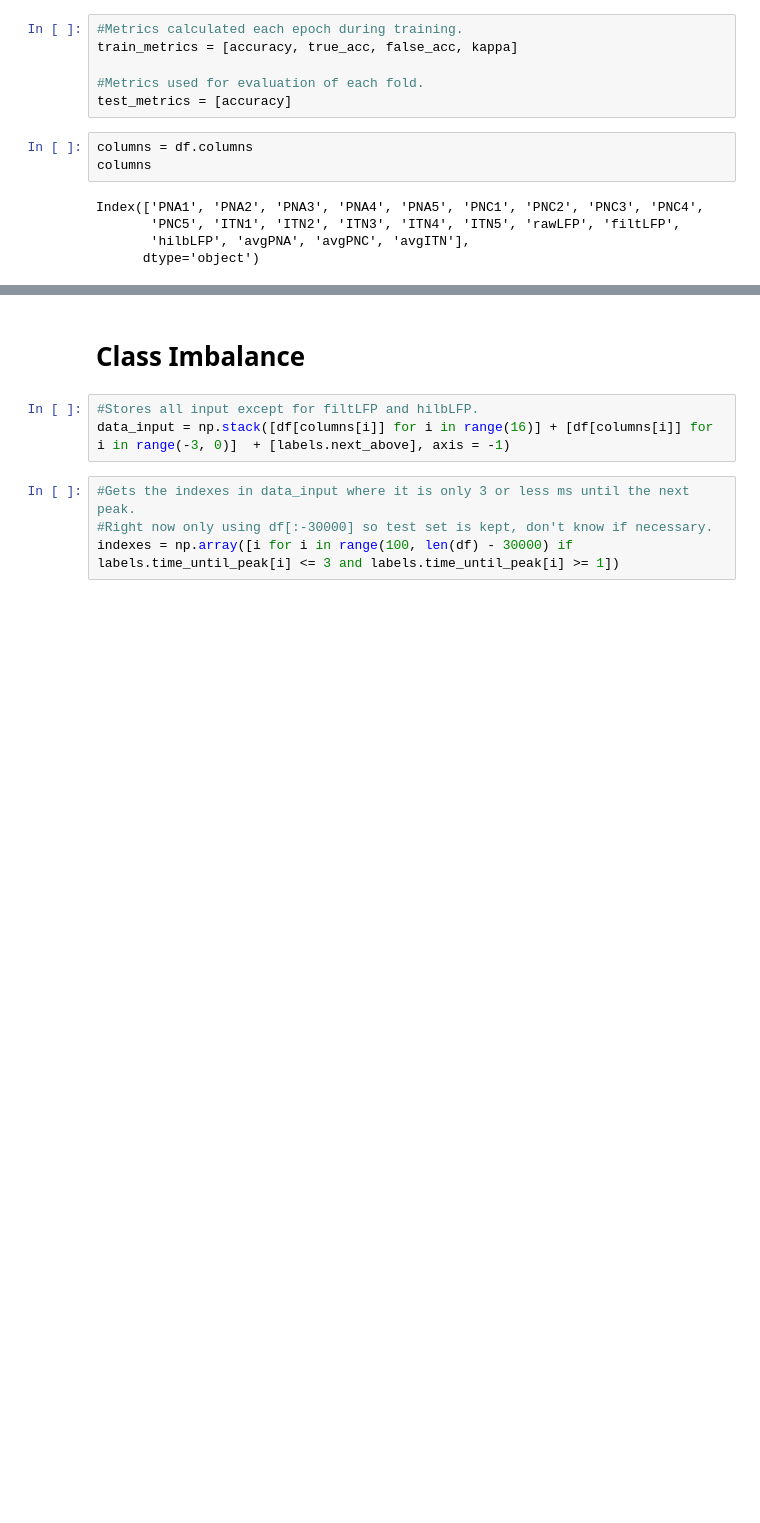
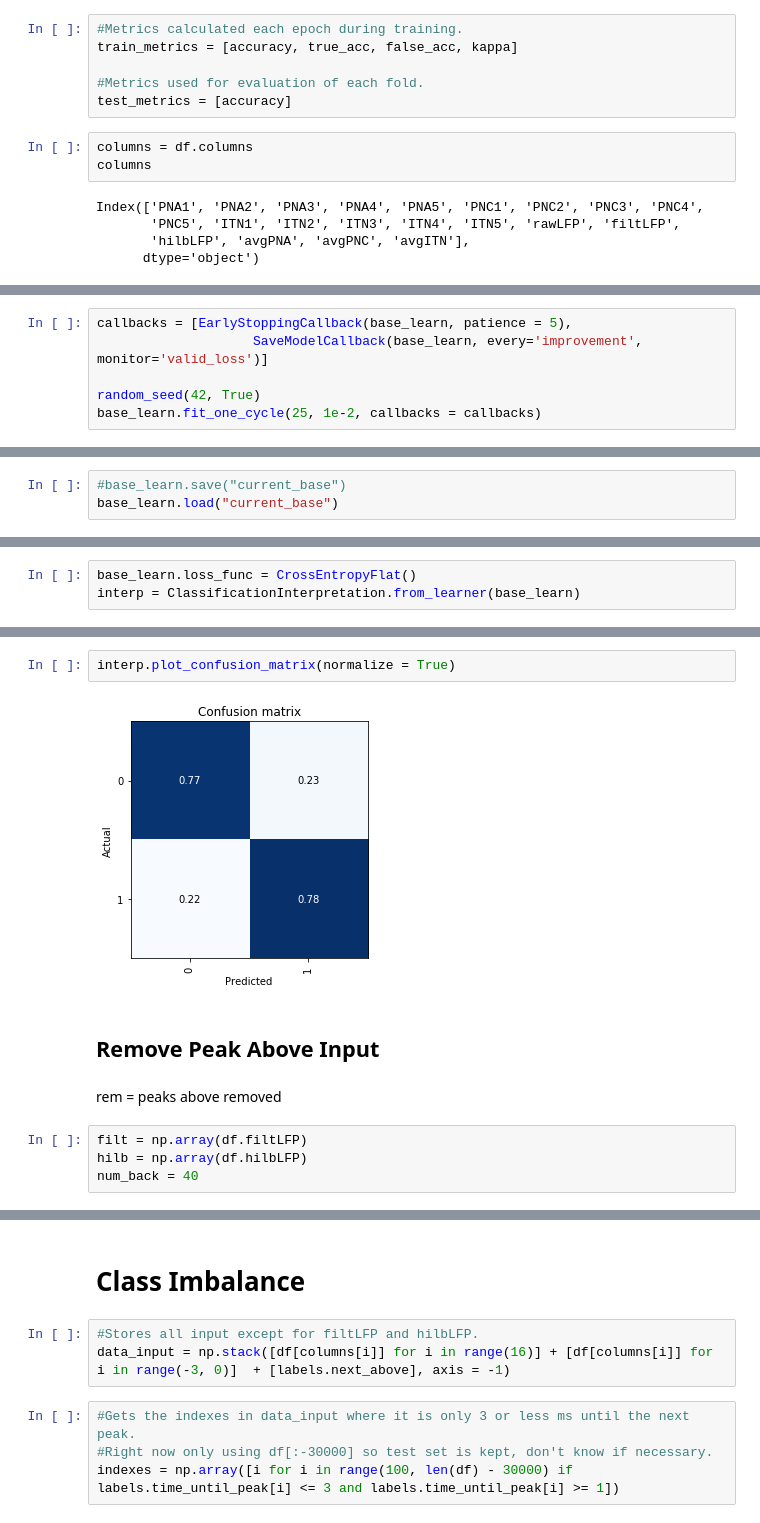
Before and after one commit to aaberbach/LFP_Prediction, a Jupyter notebook: LFP_Peak_Classification_Everything.ipynb, the cells around one changed output, grey strips where cells are left out. Drawn from its saved outputs; the diff is of its cells as text; blank space fills up the shorter version.

```diff
--- a/LFP_Peak_Classification_Everything.ipynb
+++ b/LFP_Peak_Classification_Everything.ipynb
@@ -317,0 +425,6 @@ Index(['PNA1', 'PNA2', 'PNA3', 'PNA4', 'PNA5', 'PNC1', 'PNC2', 'PNC3', 'PNC4',
+# %%
+callbacks = [EarlyStoppingCallback(base_learn, patience = 5),
+                    SaveModelCallback(base_learn, every='improvement', monitor='valid_loss')]
+
+random_seed(42, True)
+base_learn.fit_one_cycle(25, 1e-2, callbacks = callbacks)
@@ -317,0 +460,3 @@ Index(['PNA1', 'PNA2', 'PNA3', 'PNA4', 'PNA5', 'PNC1', 'PNC2', 'PNC3', 'PNC4',
+# %%
+#base_learn.save("current_base")
+base_learn.load("current_base")
@@ -317,0 +481,3 @@ Index(['PNA1', 'PNA2', 'PNA3', 'PNA4', 'PNA5', 'PNC1', 'PNC2', 'PNC3', 'PNC4',
+# %%
+base_learn.loss_func = CrossEntropyFlat()
+interp = ClassificationInterpretation.from_learner(base_learn)
@@ -317,0 +486,12 @@ Index(['PNA1', 'PNA2', 'PNA3', 'PNA4', 'PNA5', 'PNC1', 'PNC2', 'PNC3', 'PNC4',
+# %%
+interp.plot_confusion_matrix(normalize = True)
+# %% [output]
+[figure, added]
+# %% [markdown]
+## Remove Peak Above Input
+# %% [markdown]
+rem = peaks above removed
+# %%
+filt = np.array(df.filtLFP)
+hilb = np.array(df.hilbLFP)
+num_back = 40
```
Also changed, not shown: parts of 157 cells of this notebook.
